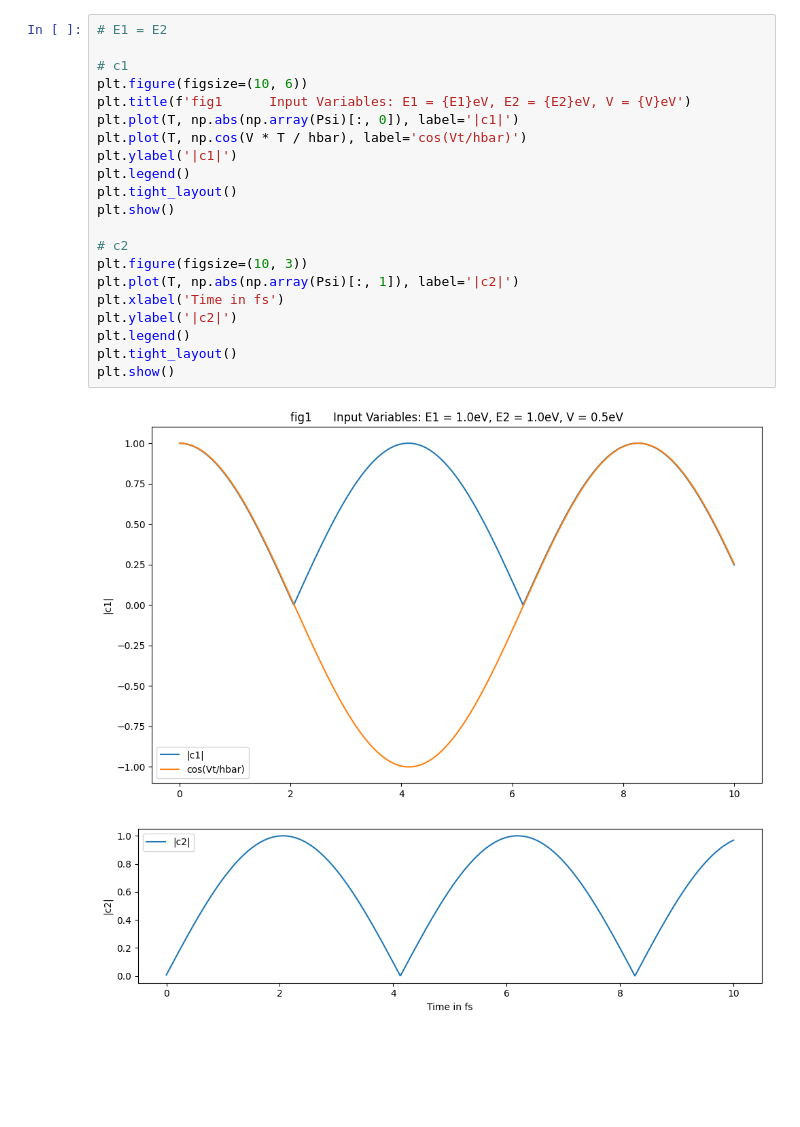
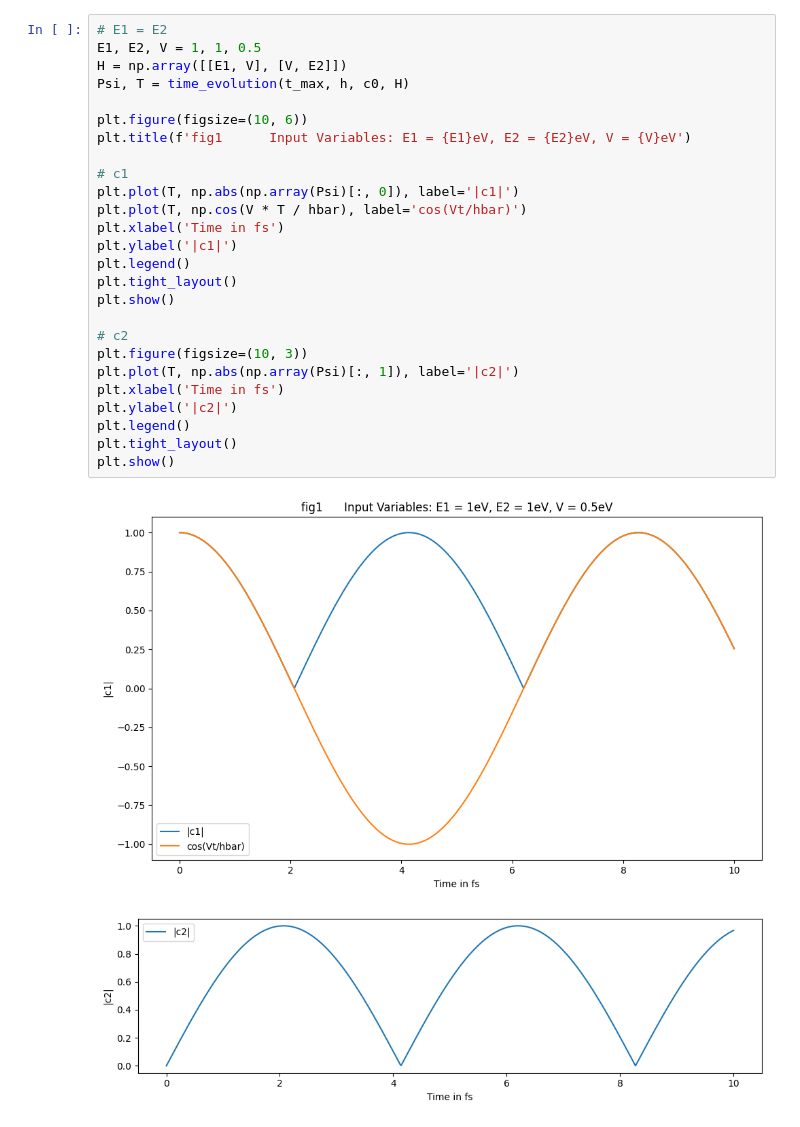
Before and after one commit to Sassy-Buoy/Comp-phys-Ex, a Jupyter notebook: ex2.ipynb, the cells around one changed output. Saved outputs shown, nothing was run; the diff lists cells and outputs as text; blank space fills up the shorter version.

```diff
--- a/ex2.ipynb
+++ b/ex2.ipynb
@@ -61,27 +65,32 @@ plt.show()
 [figure]
 # %%
 # E1 = E2
+E1, E2, V = 1, 1, 0.5
+H = np.array([[E1, V], [V, E2]])
+Psi, T = time_evolution(t_max, h, c0, H)
+
+plt.figure(figsize=(10, 6))
+plt.title(f'fig1      Input Variables: E1 = {E1}eV, E2 = {E2}eV, V = {V}eV')
 
 # c1
-plt.figure(figsize=(10, 6))
-plt.title(f'fig1      Input Variables: E1 = {E1}eV, E2 = {E2}eV, V = {V}eV')
 plt.plot(T, np.abs(np.array(Psi)[:, 0]), label='|c1|')
 plt.plot(T, np.cos(V * T / hbar), label='cos(Vt/hbar)')
+plt.xlabel('Time in fs')
 plt.ylabel('|c1|')
 plt.legend()
 plt.tight_layout()
 plt.show()
 
 # c2
 plt.figure(figsize=(10, 3))
 plt.plot(T, np.abs(np.array(Psi)[:, 1]), label='|c2|')
 plt.xlabel('Time in fs')
 plt.ylabel('|c2|')
 plt.legend()
 plt.tight_layout()
 plt.show()
 # %% [output]
-[figure, old version]
+[figure, new version]
 [figure]
 # %%
 # E1 - E2 >> V
```
Also changed, not shown: parts of 3 cells of this notebook, 4 other files.
